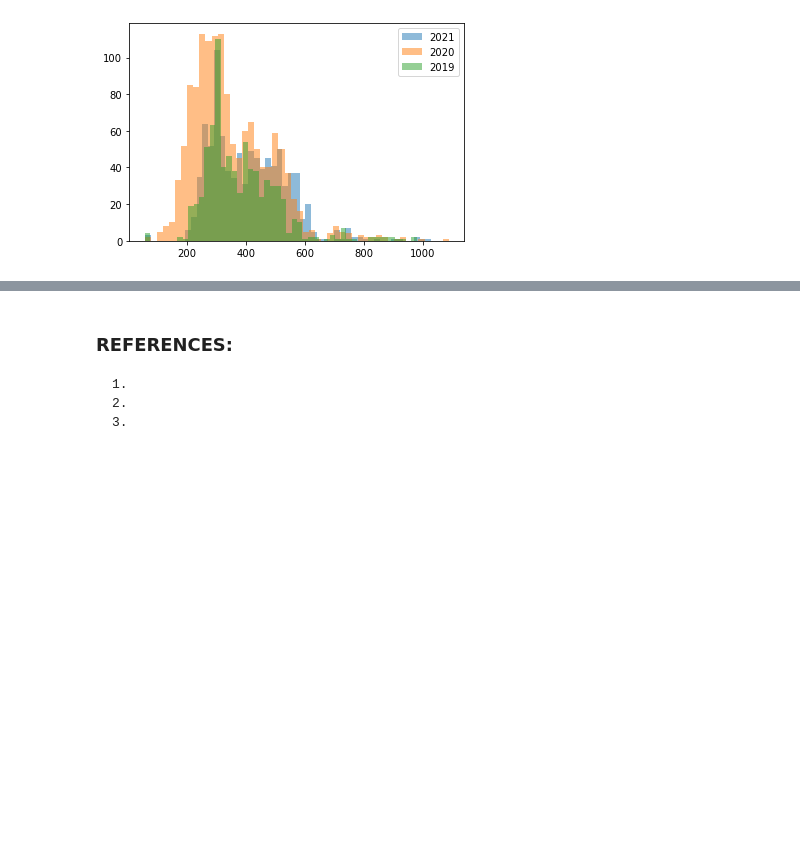
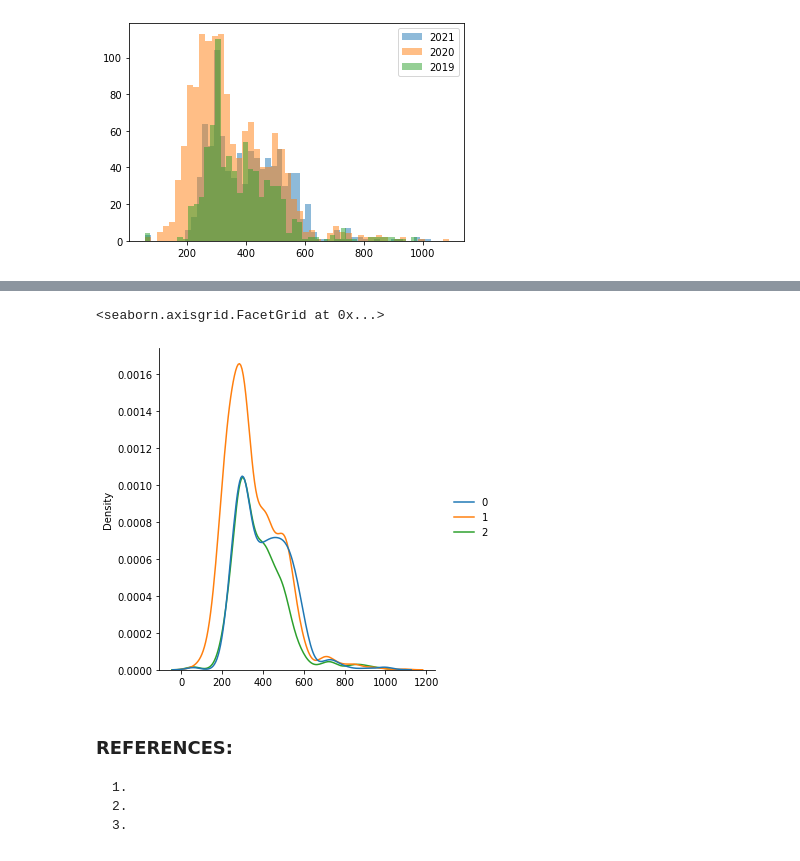
Before and after one commit to DracoNibilis/CAO_Points_Analysis, a Jupyter notebook: cao.ipynb, the cells around one changed output, grey strips where cells are left out. Saved outputs shown, nothing was run; the diff lists cells and outputs as text; code cells hidden in the pictures; blank space fills up the shorter version.

```diff
--- a/cao.ipynb
+++ b/cao.ipynb
@@ -1391,3 +1423,9 @@ plt.show()
+# %%
+# Plot just density.
+sns.displot(all_three, kind='kde')
+# %% [output]
+<seaborn.axisgrid.FacetGrid at 0x...>
+[figure, added]
 # %% [markdown]
 ### REFERENCES:
     1.
```
Also changed, not shown: parts of 7 cells of this notebook, 16 other files.
